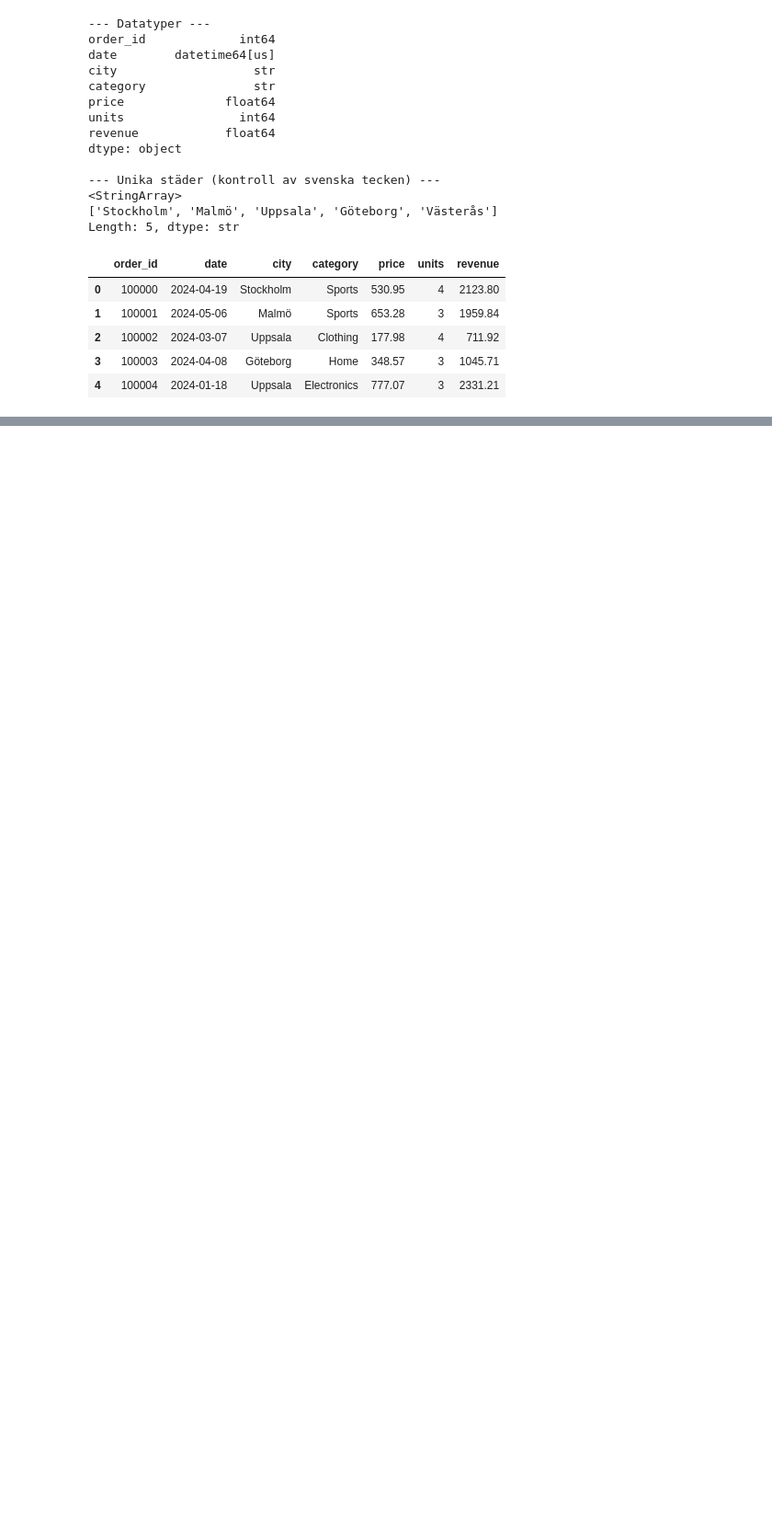
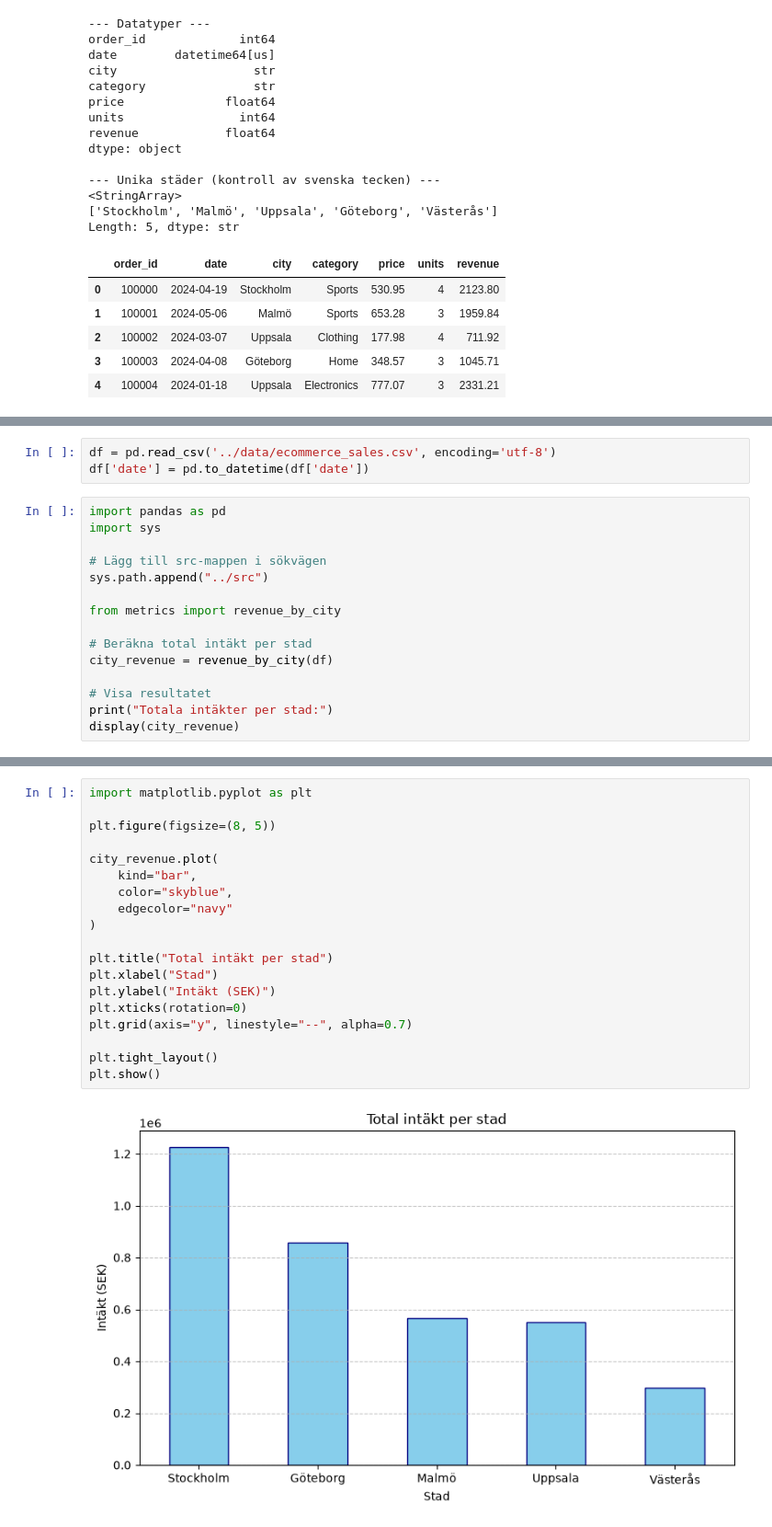
Before and after one commit to Sherif-iconvo/ecutbildning-DS26-termin1-py-dataanalys-exam-group5-uppgift, a Jupyter notebook: notebooks/02_ona_revenue.ipynb, the cells around one changed output, grey strips where cells are left out. Shown at 92% size. Drawn from its saved outputs; the diff is of its cells as text; blank space fills up the shorter version.

Commit message:
Add city revenue bar chart for question 2

```diff
--- a/notebooks/02_ona_revenue.ipynb
+++ b/notebooks/02_ona_revenue.ipynb
@@ -39,0 +43,18 @@ Length: 5, dtype: str
+# %%
+df = pd.read_csv('../data/ecommerce_sales.csv', encoding='utf-8')
+df['date'] = pd.to_datetime(df['date'])
+# %%
+import pandas as pd
+import sys
+
+# Lägg till src-mappen i sökvägen
+sys.path.append("../src")
+
+from metrics import revenue_by_city
+
+# Beräkna total intäkt per stad
+city_revenue = revenue_by_city(df)
+
+# Visa resultatet
+print("Totala intäkter per stad:")
+display(city_revenue)
@@ -39,0 +74,21 @@ Length: 5, dtype: str
+# %%
+import matplotlib.pyplot as plt
+
+plt.figure(figsize=(8, 5))
+
+city_revenue.plot(
+    kind="bar",
+    color="skyblue",
+    edgecolor="navy"
+)
+
+plt.title("Total intäkt per stad")
+plt.xlabel("Stad")
+plt.ylabel("Intäkt (SEK)")
+plt.xticks(rotation=0)
+plt.grid(axis="y", linestyle="--", alpha=0.7)
+
+plt.tight_layout()
+plt.show()
+# %% [output]
+[figure, added]
```
Also changed, not shown: parts of 5 cells of this notebook, 2 other files.
